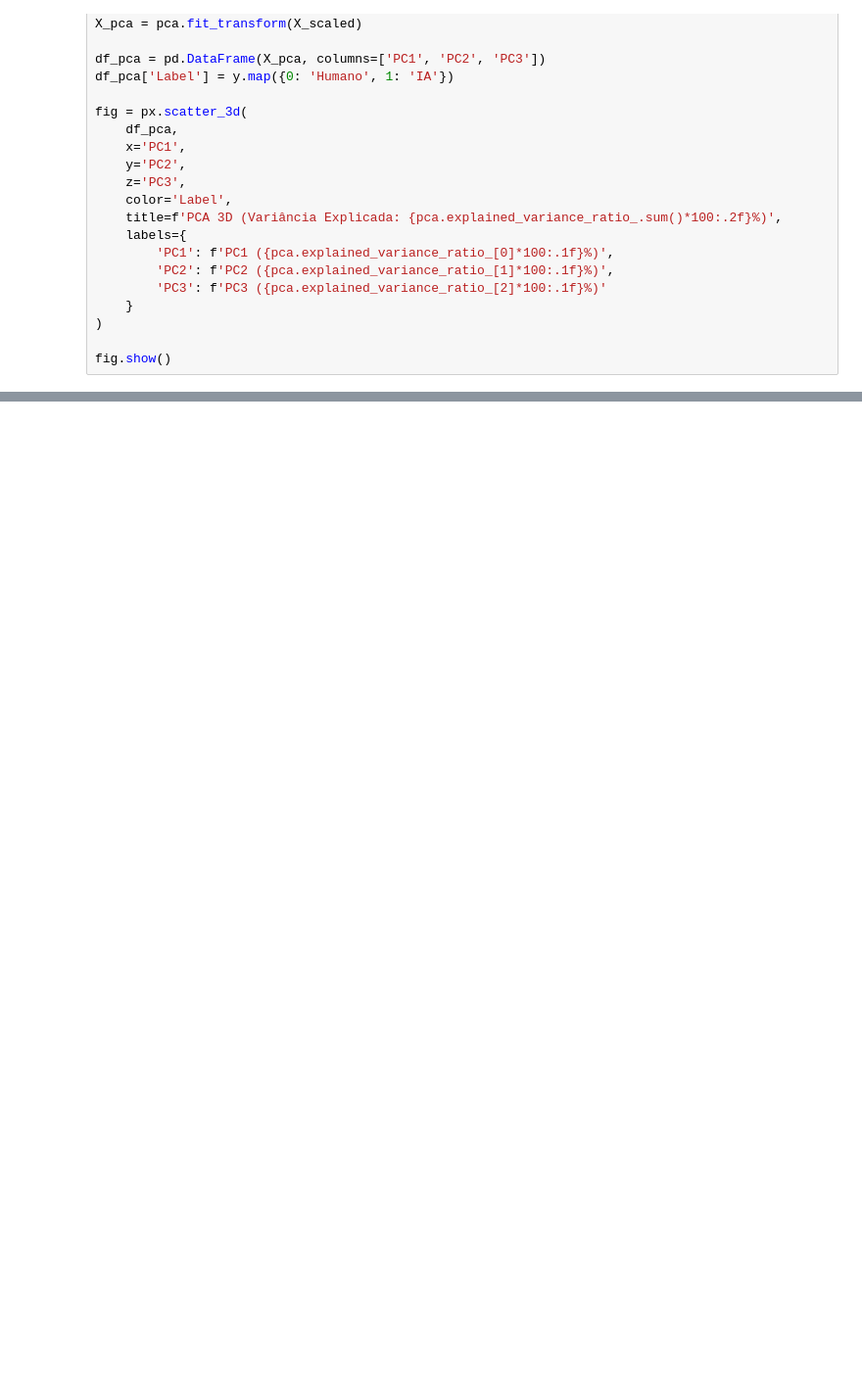
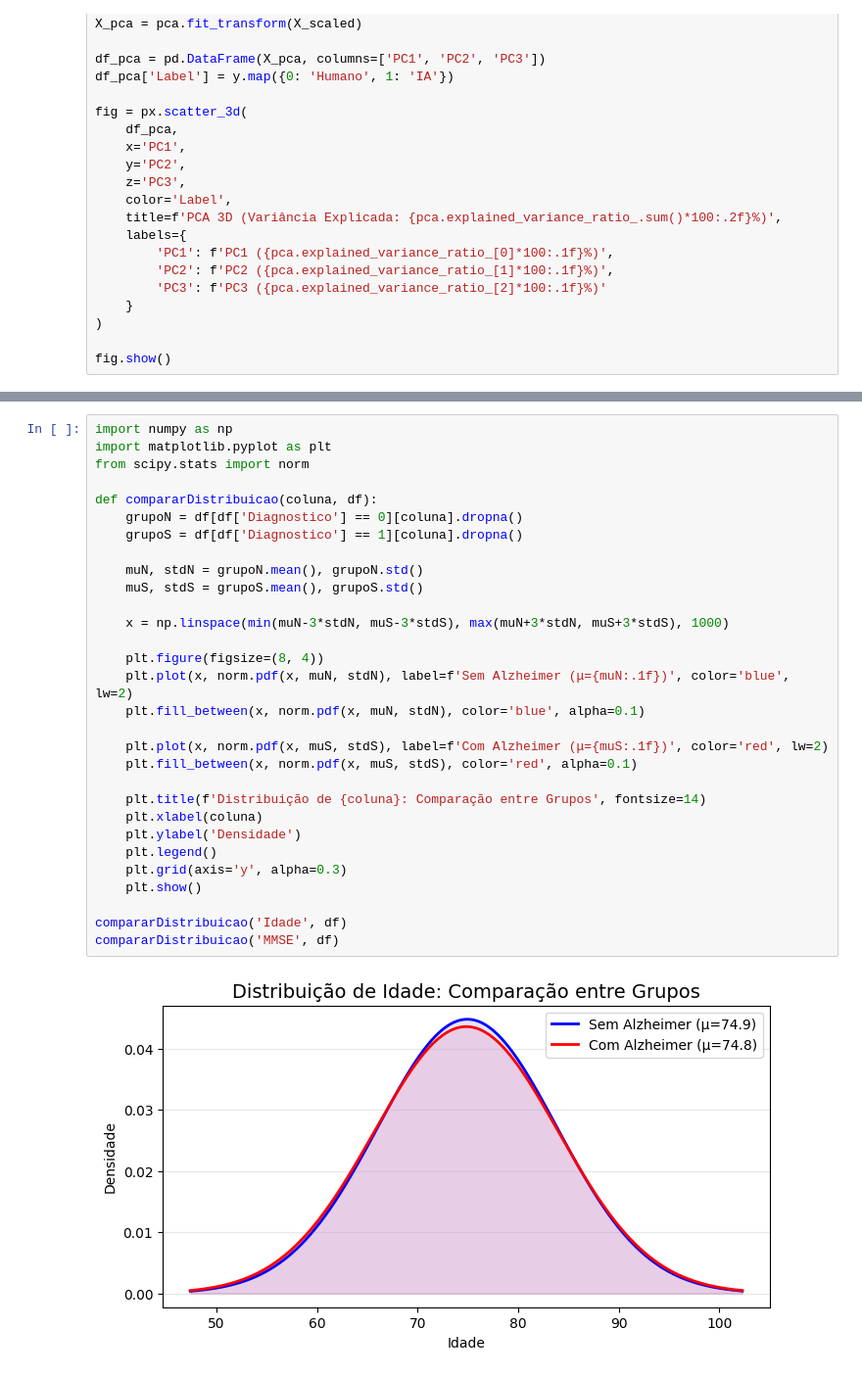
Before and after one commit to fleiviobr/ProjetoCIDA, a Jupyter notebook: ProjetoFinal.ipynb, the cells around one changed output, grey strips where cells are left out. Shown at 98% size. Cells and saved outputs as stored; diff of their text form; blank space fills up the shorter version.

```diff
--- a/ProjetoFinal.ipynb
+++ b/ProjetoFinal.ipynb
@@ -212,0 +259,32 @@ tabela
+# %%
+import numpy as np
+import matplotlib.pyplot as plt
+from scipy.stats import norm
+
+def compararDistribuicao(coluna, df):
+    grupoN = df[df['Diagnostico'] == 0][coluna].dropna()
+    grupoS = df[df['Diagnostico'] == 1][coluna].dropna()
+
+    muN, stdN = grupoN.mean(), grupoN.std()
+    muS, stdS = grupoS.mean(), grupoS.std()
+
+    x = np.linspace(min(muN-3*stdN, muS-3*stdS), max(muN+3*stdN, muS+3*stdS), 1000)
+
+    plt.figure(figsize=(8, 4))
+    plt.plot(x, norm.pdf(x, muN, stdN), label=f'Sem Alzheimer (μ={muN:.1f})', color='blue', lw=2)
+    plt.fill_between(x, norm.pdf(x, muN, stdN), color='blue', alpha=0.1)
+
+    plt.plot(x, norm.pdf(x, muS, stdS), label=f'Com Alzheimer (μ={muS:.1f})', color='red', lw=2)
+    plt.fill_between(x, norm.pdf(x, muS, stdS), color='red', alpha=0.1)
+
+    plt.title(f'Distribuição de {coluna}: Comparação entre Grupos', fontsize=14)
+    plt.xlabel(coluna)
+    plt.ylabel('Densidade')
+    plt.legend()
+    plt.grid(axis='y', alpha=0.3)
+    plt.show()
+
+compararDistribuicao('Idade', df)
+compararDistribuicao('MMSE', df)
+# %% [output]
+[figure, added]
```
Also changed, not shown: parts of 6 cells of this notebook.
